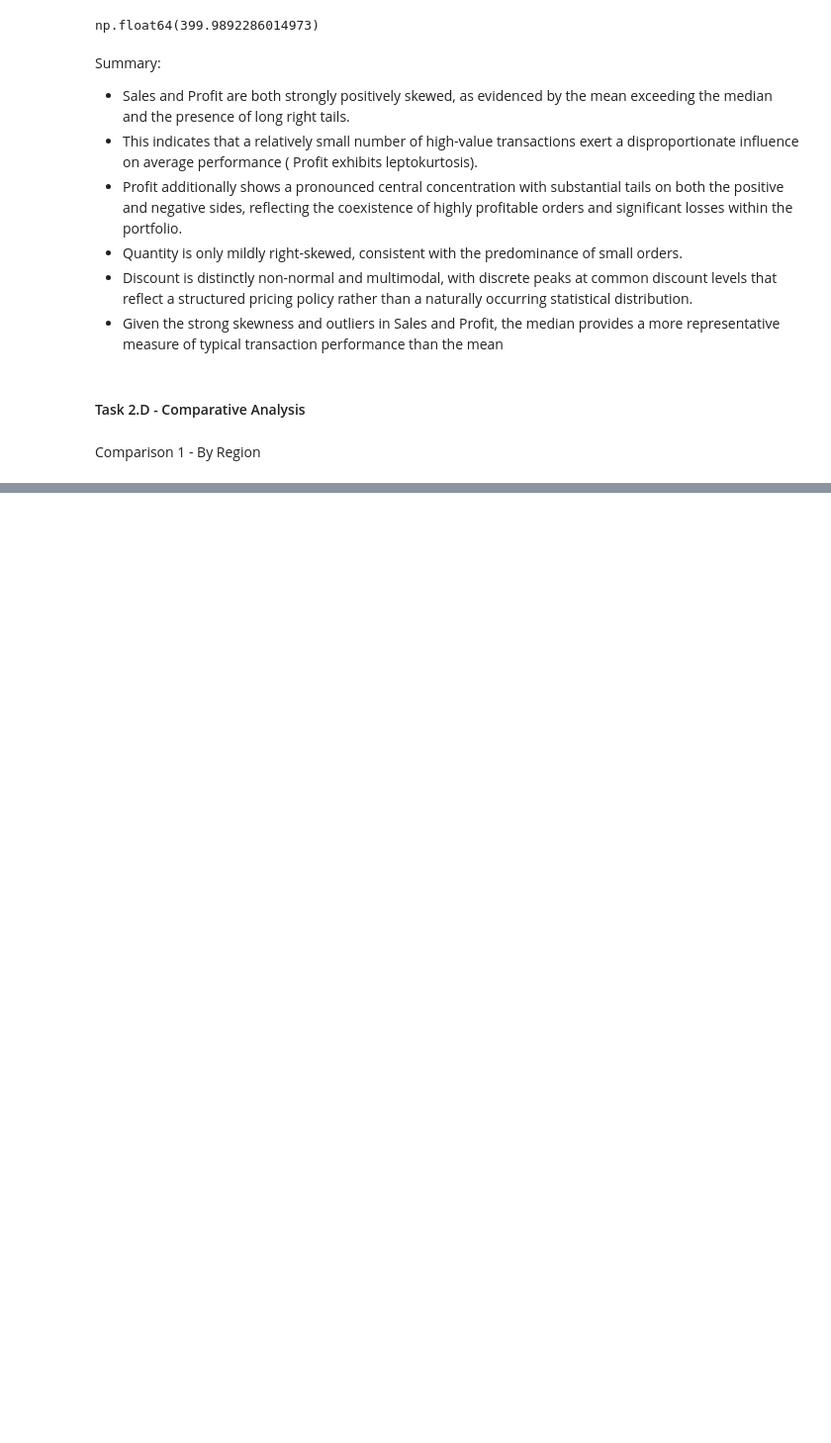
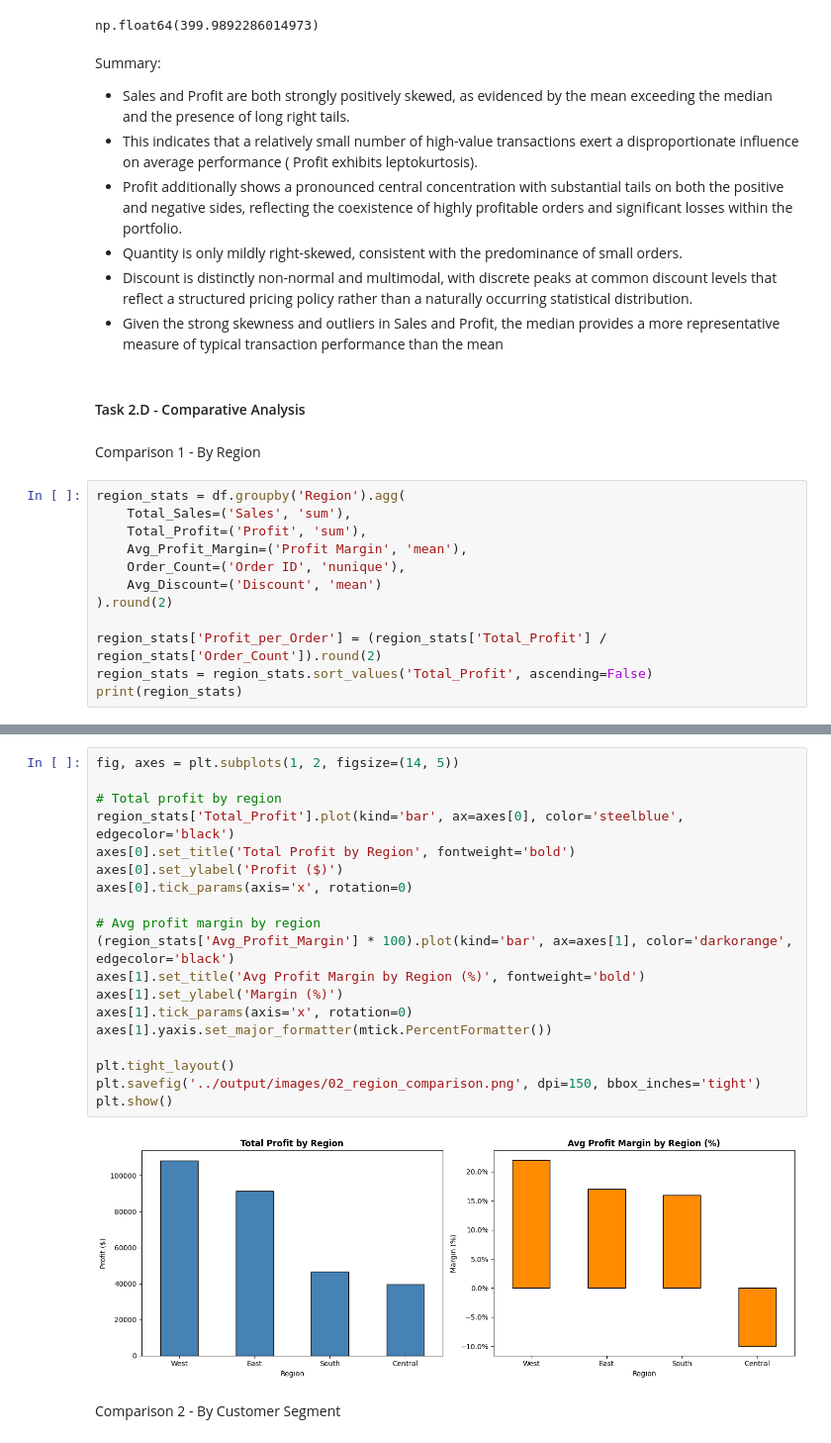
Before and after one commit to ivanya93/superstore_segmentation, a Jupyter notebook: notebooks/02_descriptive_stats.ipynb, the cells around one changed output, grey strips where cells are left out. Shown at 99% size. Cells and saved outputs as stored; diff of their text form; blank space fills up the shorter version.

Commit message:
added descriptive_stats and kpis

```diff
--- a/notebooks/02_descriptive_stats.ipynb
+++ b/notebooks/02_descriptive_stats.ipynb
@@ -221,3 +221,15 @@ Summary:
 #### Task 2.D - Comparative Analysis
 # %% [markdown]
 Comparison 1 - By Region
+# %%
+region_stats = df.groupby('Region').agg(
+    Total_Sales=('Sales', 'sum'),
+    Total_Profit=('Profit', 'sum'),
+    Avg_Profit_Margin=('Profit Margin', 'mean'),
+    Order_Count=('Order ID', 'nunique'),
+    Avg_Discount=('Discount', 'mean')
+).round(2)
+
+region_stats['Profit_per_Order'] = (region_stats['Total_Profit'] / region_stats['Order_Count']).round(2)
+region_stats = region_stats.sort_values('Total_Profit', ascending=False)
+print(region_stats)
@@ -223,0 +250,23 @@ Comparison 1 - By Region
+# %%
+fig, axes = plt.subplots(1, 2, figsize=(14, 5))
+
+# Total profit by region
+region_stats['Total_Profit'].plot(kind='bar', ax=axes[0], color='steelblue', edgecolor='black')
+axes[0].set_title('Total Profit by Region', fontweight='bold')
+axes[0].set_ylabel('Profit ($)')
+axes[0].tick_params(axis='x', rotation=0)
+
+# Avg profit margin by region
+(region_stats['Avg_Profit_Margin'] * 100).plot(kind='bar', ax=axes[1], color='darkorange', edgecolor='black')
+axes[1].set_title('Avg Profit Margin by Region (%)', fontweight='bold')
+axes[1].set_ylabel('Margin (%)')
+axes[1].tick_params(axis='x', rotation=0)
+axes[1].yaxis.set_major_formatter(mtick.PercentFormatter())
+
+plt.tight_layout()
+plt.savefig('../output/images/02_region_comparison.png', dpi=150, bbox_inches='tight')
+plt.show()
+# %% [output]
+[figure, added]
+# %% [markdown]
+Comparison 2 - By Customer Segment
```
Also changed, not shown: parts of 11 cells of this notebook, 6 other files.
